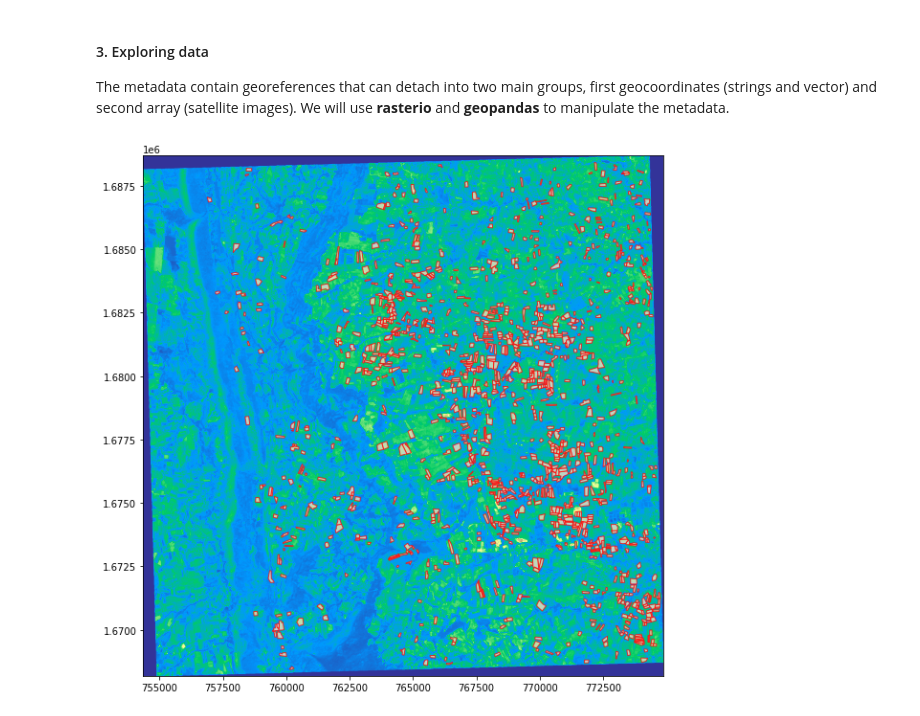
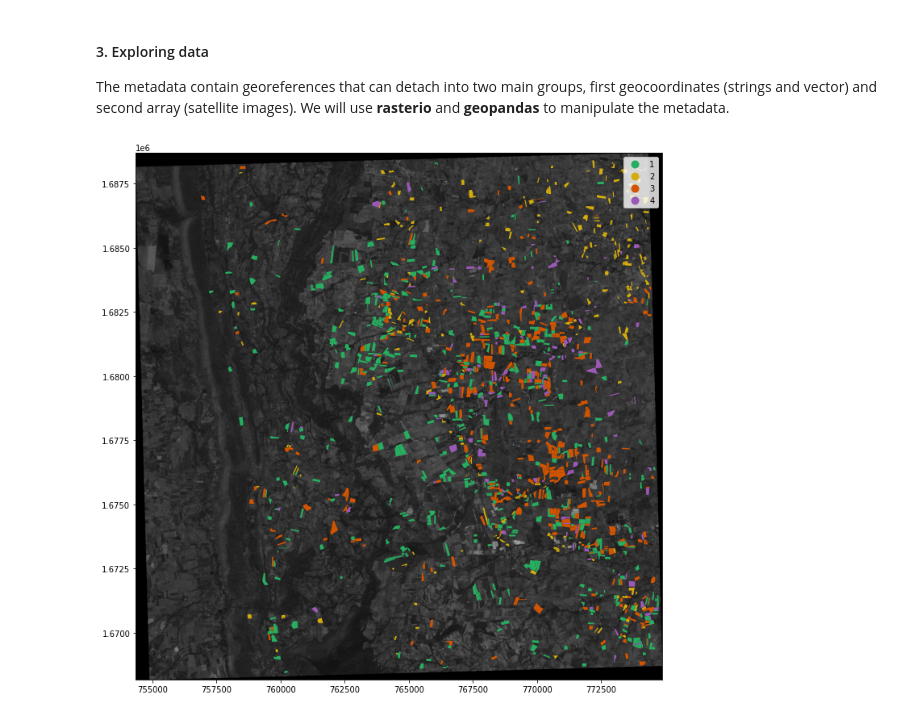
Before and after one commit to TrellixVulnTeam/ML_22_NY75, a Jupyter notebook: course_objective.ipynb, the cells around one changed output. Drawn from its saved outputs; the diff is of its cells as text; code cells hidden in the pictures.

```diff
--- a/course_objective.ipynb
+++ b/course_objective.ipynb
@@ -32,23 +32,27 @@ Adding %matplotlib inline before importing Python libraries can help **matplotli
 #### 3. Exploring data
 
 The metadata contain georeferences that can detach into two main groups, first geocoordinates (strings and vector) and second array (satellite images). We will use **rasterio** and **geopandas** to manipulate the metadata.
-# %%
-# NOTE import metadata using rasterio, no image yet
-img_profile = rasterio.open('../dataset/sentinel_2/2020/20200107/IMG_DATA/47PQS_20200107_B03.jp2').profile
-# NOTE import shape file using geopandas
-df = gpd.read_file('../dataset/shape_files/traindata.shp').to_crs(img_profile['crs'])
-# NOTE convert metadata to raster
-target_image = rasterize(shapes=[(row.geometry, int(row.crop_type)) for i, row in df.iterrows()],
-                         out_shape=(img_profile['width'], img_profile['height']),
-                         transform=img_profile['transform'])
-# NOTE import metadata as raster  (no profile)
-src = rasterio.open('../dataset/sentinel_2/2020/20200107/IMG_DATA/47PQS_20200107_B03.jp2')
-# NOTE plot image overlay with rasters (farm ids) and polygons
-fig, ax = plt.subplots(1, 1, figsize = (10, 10))
-show(src.read(), transform=src.transform, ax=ax, cmap='terrain')
-# show(target_image, cmap='Paired', ax=ax, transform=src.transform)
-df.plot(ax = ax, color = 'bisque', edgecolor = 'red', alpha = 0.75)
-plt.savefig('pictures/demo' + '.svg', format='svg', bbox_inches='tight', transparent=True, pad_inches=0)
-plt.show()
-# %% [output]
-[figure, removed]
+# %%
+import geopandas as gpd
+import matplotlib.pyplot as plt
+import matplotlib.colors as colors
+import rasterio
+
+from rasterio.plot import show
+
+shape_file = gpd.read_file('../datasets/shape_files/traindata.shp')
+src = rasterio.open('../datasets/sentinel_2/2020/20200107/IMG_DATA/47PQS_20200107_B03.jp2')
+# print(shape_file)
+# shape_file = shape_file[['crop_type']]
+# print(shape_file)
+
+# NOTE plot
+_, ax = plt.subplots(nrows=1, ncols=1, figsize=(12, 12))
+facies_colors = ['#27AE60', '#D4AC0D', '#D35400', '#9B59B6']
+crop_colors = colors.ListedColormap(facies_colors[0:len(facies_colors)], 'indexed')
+shape_file.plot(ax=ax, column='crop_type', cmap=crop_colors, legend=True)
+show(src.read(), transform=src.transform, ax=ax, cmap='gray')
+plt.savefig('pictures/demo' + '.svg', format='svg', bbox_inches='tight', transparent=True, pad_inches=0)
+plt.show()
+# %% [output]
+[figure, added]
```
Also changed, not shown: parts of 1 cell of this notebook, 6 other files.
